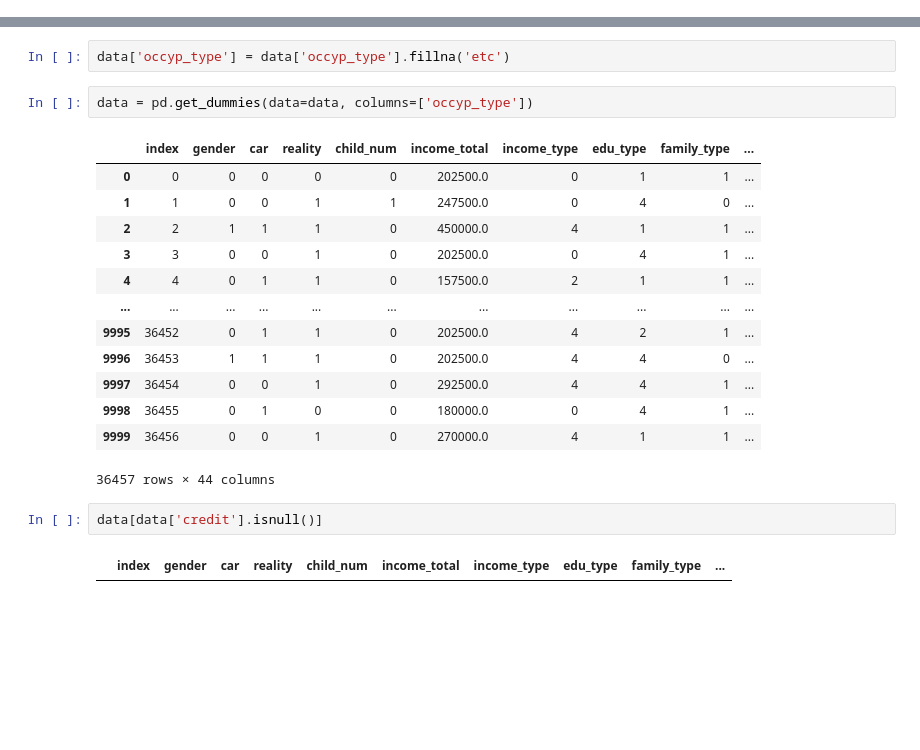
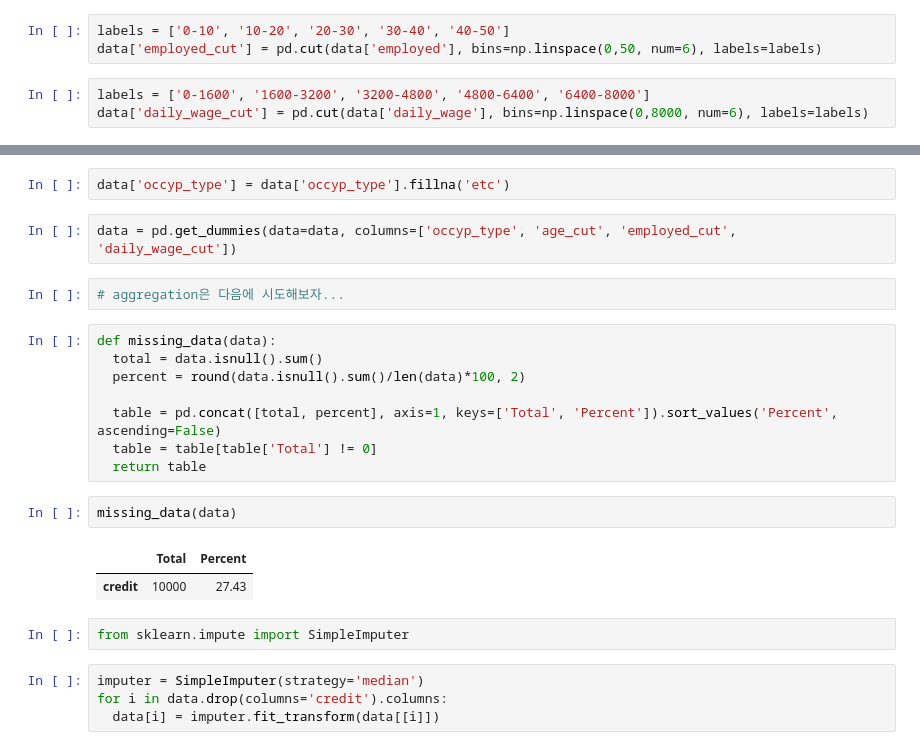
Before and after one commit to O-Kpy/Kaggle, a Jupyter notebook: Dacon_신용_예측_복습.ipynb, the cells around one changed output, grey strips where cells are left out. Cells and saved outputs as stored; diff of their text form; blank space fills up the shorter version.

```diff
--- a/Dacon_신용_예측_복습.ipynb
+++ b/Dacon_신용_예측_복습.ipynb
@@ -158,3 +160,9 @@ plot_categoricals('property', 'credit', data)
+# %%
+labels = ['0-10', '10-20', '20-30', '30-40', '40-50']
+data['employed_cut'] = pd.cut(data['employed'], bins=np.linspace(0,50, num=6), labels=labels)
+# %%
+labels = ['0-1600', '1600-3200', '3200-4800', '4800-6400', '6400-8000']
+data['daily_wage_cut'] = pd.cut(data['daily_wage'], bins=np.linspace(0,8000, num=6), labels=labels)
 # %%
 data[data['occyp_type'].isnull()]['income_total'].hist()
 # 어느 특정 직업의 정상적인 분포같음
@@ -175,25 +185,28 @@ data[data['occyp_type'] == 'Laborers']['income_total'].hist()
 # %%
 data['occyp_type'] = data['occyp_type'].fillna('etc')
 # %%
-data = pd.get_dummies(data=data, columns=['occyp_type'])
+data = pd.get_dummies(data=data, columns=['occyp_type', 'age_cut', 'employed_cut',	'daily_wage_cut'])
-# %% [output]
-|  | index | gender | car | reality | child_num | income_total | income_type | edu_type | family_type | ... |
-| 0 | 0 | 0 | 0 | 0 | 0 | 202500.0 | 0 | 1 | 1 | ... |
-| 1 | 1 | 0 | 0 | 1 | 1 | 247500.0 | 0 | 4 | 0 | ... |
-| 2 | 2 | 1 | 1 | 1 | 0 | 450000.0 | 4 | 1 | 1 | ... |
-| 3 | 3 | 0 | 0 | 1 | 0 | 202500.0 | 0 | 4 | 1 | ... |
-| 4 | 4 | 0 | 1 | 1 | 0 | 157500.0 | 2 | 1 | 1 | ... |
-| ... | ... | ... | ... | ... | ... | ... | ... | ... | ... | ... |
-| 9995 | 36452 | 0 | 1 | 1 | 0 | 202500.0 | 4 | 2 | 1 | ... |
-| 9996 | 36453 | 1 | 1 | 1 | 0 | 202500.0 | 4 | 4 | 0 | ... |
-| 9997 | 36454 | 0 | 0 | 1 | 0 | 292500.0 | 4 | 4 | 1 | ... |
-| 9998 | 36455 | 0 | 1 | 0 | 0 | 180000.0 | 0 | 4 | 1 | ... |
-| 9999 | 36456 | 0 | 0 | 1 | 0 | 270000.0 | 4 | 1 | 1 | ... |
-36457 rows × 44 columns
-# %%
-data[data['credit'].isnull()]
-# %% [output]
-|  | index | gender | car | reality | child_num | income_total | income_type | edu_type | family_type | ... |
+# %%
+# aggregation은 다음에 시도해보자...
+# %%
+def missing_data(data):
+  total = data.isnull().sum()
+  percent = round(data.isnull().sum()/len(data)*100, 2)
+
+  table = pd.concat([total, percent], axis=1, keys=['Total', 'Percent']).sort_values('Percent', ascending=False)
+  table = table[table['Total'] != 0]
+  return table
+# %%
+missing_data(data)
+# %% [output]
+|  | Total | Percent |
+| credit | 10000 | 27.43 |
+# %%
+from sklearn.impute import SimpleImputer
+# %%
+imputer = SimpleImputer(strategy='median')
+for i in data.drop(columns='credit').columns:
+  data[i] = imputer.fit_transform(data[[i]])
 # %%
 x_train = data[data['credit'].notnull()]
 x_test = data[data['credit'].isnull()]
```
Also changed, not shown: parts of 11 cells of this notebook.
